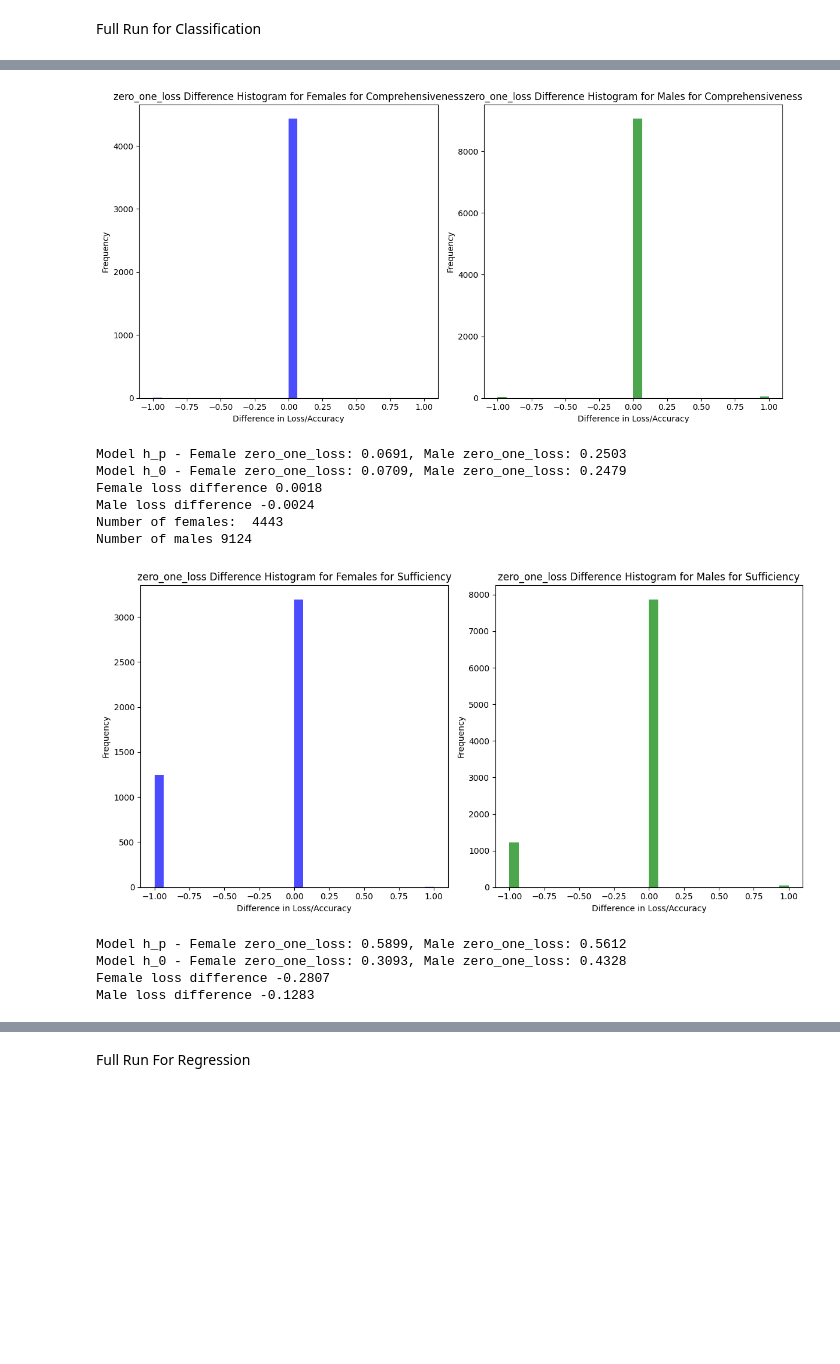
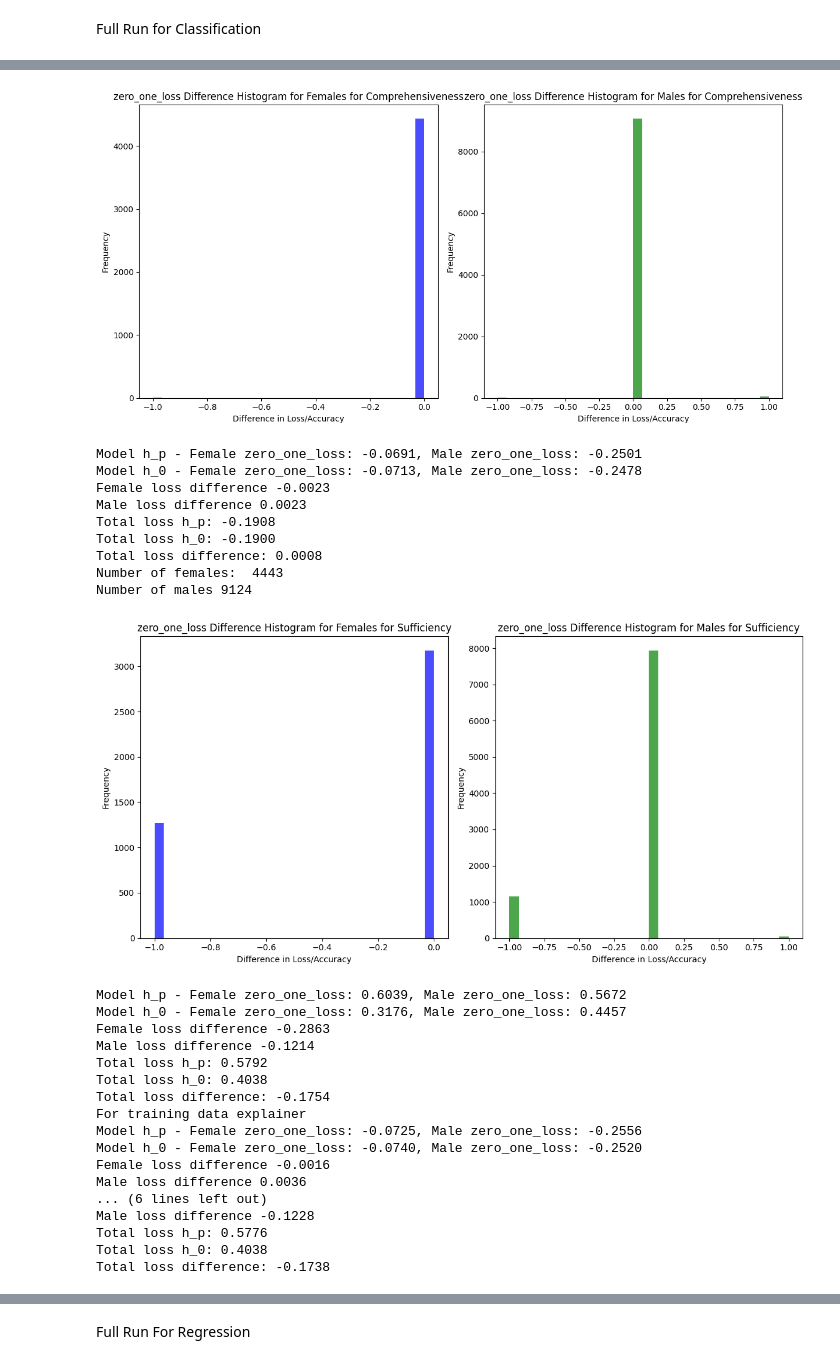
Before and after one commit to geometric-intelligence/proteo, a Jupyter notebook: proteo/toy_examples_fid.ipynb, the cells around one changed output, grey strips where cells are left out. Cells and saved outputs as stored; diff of their text form; code cells hidden in the pictures; blank space fills up the shorter version.

```diff
--- a/proteo/toy_examples_fid.ipynb
+++ b/proteo/toy_examples_fid.ipynb
@@ -237,7 +237,7 @@ def evaluate_model_regression(model, X_train, X_test, y_train, y_test, model_nam
 Find Results per Sex
 # %%
 # Function to filter data based on sex and calculate cost
-def evaluate_model_for_sex(y_preds, y_val, sex_indices, cost_function):
+def evaluate_model_for_sex(y_preds, y_val, sex_indices, cost_function, comprehensiveness=False):
     """
     Evaluate predictions for a specific sex group using a custom cost function (classification or regression).
     """
@@ -246,24 +246,27 @@ def evaluate_model_for_sex(y_preds, y_val, sex_indices, cost_function):
     y_sex_val = y_val[sex_indices]
 
     # Compute the element-wise loss using the custom cost function
+
     individual_losses = np.array([cost_function(true, pred) for true, pred in zip(y_sex_val, y_sex_pred)])
+    if comprehensiveness:
+        individual_losses = -individual_losses
     total_loss = np.mean(individual_losses)
 
     return total_loss, y_sex_pred, y_sex_val
 
-def evaluate_model_by_sex(y_preds, y_val, female_indices, male_indices, cost_function):
+def evaluate_model_by_sex(y_preds, y_val, female_indices, male_indices, cost_function, comprehensiveness=False):
     """
     Evaluate predictions by sex using a custom cost function for classification or regression.
     """
     # Evaluate predictions for female subjects using pre-computed indices
-    female_loss, female_preds, female_true = evaluate_model_for_sex(y_preds, y_val, female_indices, cost_function)
+    female_loss, female_preds, female_true = evaluate_model_for_sex(y_preds, y_val, female_indices, cost_function, comprehensiveness)
 
     # Evaluate predictions for male subjects using pre-computed indices
-    male_loss, male_preds, male_true = evaluate_model_for_sex(y_preds, y_val, male_indices, cost_function)
+    male_loss, male_preds, male_true = evaluate_model_for_sex(y_preds, y_val, male_indices, cost_function, comprehensiveness)
 
     return female_loss, male_loss, (female_preds, female_true), (male_preds, male_true)
 
-def compare_models_by_sex(y_preds_hp, y_preds_h0, X_test_hp, y_val_hp, y_val_h0, cost_function):
+def compare_models_by_sex(y_preds_hp, y_preds_h0, X_test_hp, y_val_hp, y_val_h0, cost_function, comprehensiveness=False):
     """
     Compare two models' predictions by sex using a custom cost function for classification or regression.
     """
@@ -273,25 +276,28 @@ def compare_models_by_sex(y_preds_hp, y_preds_h0, X_test_hp, y_val_hp, y_val_h0,
 
     total_loss_hp = np.mean(np.array([cost_function(true, pred) for true, pred in zip(y_val_hp, y_preds_hp)]))
     total_loss_h0 = np.mean(np.array([cost_function(true, pred) for true, pred in zip(y_val_h0, y_preds_h0)]))
+    if comprehensiveness:
+        total_loss_hp = -total_loss_hp
+        total_loss_h0 = -total_loss_h0
 
     # Evaluate predictions from model 1 (h_p) using the indices from X_test_hp
     female_loss_hp, male_loss_hp, (female_preds_1, female_true_1), (male_preds_1, male_true_1) = evaluate_model_by_sex(
-        y_preds_hp, y_val_hp, female_indices, male_indices, cost_function)
+        y_preds_hp, y_val_hp, female_indices, male_indices, cost_function, comprehensiveness)
 
     # Evaluate predictions from model 2 (h_0) using the same indices applied to X_test_h_0
     female_loss_h0, male_loss_h0, (female_preds_2, female_true_2), (male_preds_2, male_true_2) = evaluate_model_by_sex(
-        y_preds_h0, y_val_h0, female_indices, male_indices, cost_function)
+        y_preds_h0, y_val_h0, female_indices, male_indices, cost_function, comprehensiveness)
 
     # Print results and calculate differences as before
     print(f"Model h_p - Female {cost_function.__name__}: {female_loss_hp:.4f}, Male {cost_function.__name__}: {male_loss_hp:.4f}")
     print(f"Model h_0 - Female {cost_function.__name__}: {female_loss_h0:.4f}, Male {cost_function.__name__}: {male_loss_h0:.4f}")
     male_loss_dif = male_loss_h0 - male_loss_hp
     female_loss_dif = female_loss_h0 - female_loss_hp
+    loss_diff = total_loss_h0 - total_loss_hp
     print(f"Female loss difference {female_loss_dif:.4f}")
     print(f"Male loss difference {male_loss_dif:.4f}")
     print(f"Total loss h_p: {total_loss_hp:.4f}")
     print(f"Total loss h_0: {total_loss_h0:.4f}")
-    loss_diff = total_loss_h0 - total_loss_hp
     print(f"Total loss difference: {loss_diff:.4f}")
 
     return (female_loss_hp, male_loss_hp), (female_loss_h0, male_loss_h0), female_loss_dif, male_loss_dif
@@ -576,6 +585,10 @@ Number of males 9124
 # Step 5: Generate explanations with Integrated Gradients
 attributions_hp, _ = explain_with_ig(model_hp, X_test_hp)
 attributions_h0, _ = explain_with_ig(model_h0, X_test_h0)
+
+# train data
+attributions_hp_train, _ = explain_with_ig(model_hp, X_train_hp)
+attributions_h0_train, _ = explain_with_ig(model_h0, X_train_h0)
 # %% [output]
 Shape of attributions: torch.Size([13567, 104])
 Shape of attributions: torch.Size([13567, 102])
@@ -582,13 +597,23 @@ Shape of attributions: torch.Size([13567, 102])
 # %%
 top_k = 50  # Adjust the number of top features to remove
+print("For test data explainer")
 comprehensiveness_preds_hp = comprehensiveness(model_hp, X_test_hp, attributions_hp, top_k)
 comprehensiveness_preds_h0 = comprehensiveness(model_h0, X_test_h0, attributions_h0, top_k)
 plot_loss_difference_histogram(comprehensiveness_preds_h0, comprehensiveness_preds_hp, X_test_hp, y_preds_h0, y_preds_hp, zero_one_loss, "Comprehensiveness")
-hp_losses, h0_losses, female_loss_dif, male_loss_dif = compare_models_by_sex(comprehensiveness_preds_hp, comprehensiveness_preds_h0, X_test_hp, y_preds_hp, y_preds_h0, zero_one_loss)
+hp_losses, h0_losses, female_loss_dif, male_loss_dif = compare_models_by_sex(comprehensiveness_preds_hp, comprehensiveness_preds_h0, X_test_hp, y_preds_hp, y_preds_h0, zero_one_loss, True)
 
 # Step 6: Calculate sufficiency predictions and plot loss differences using 0-1 loss
 sufficiency_preds_hp = sufficiency(model_hp, X_test_hp, attributions_hp, top_k)
 sufficiency_preds_h0 = sufficiency(model_h0, X_test_h0, attributions_h0, top_k)
 plot_loss_difference_histogram(sufficiency_preds_h0, sufficiency_preds_hp, X_test_hp, y_preds_h0, y_preds_hp, zero_one_loss, "Sufficiency")
 hp_losses, h0_losses, female_loss_dif, male_loss_dif = compare_models_by_sex(sufficiency_preds_hp, sufficiency_preds_h0, X_test_hp, y_preds_hp, y_preds_h0, zero_one_loss)
+
+print("For training data explainer")
+comprehensiveness_preds_hp_train = comprehensiveness(model_hp, X_train_hp, attributions_hp_train, top_k)
+comprehensiveness_preds_h0_train = comprehensiveness(model_h0, X_train_h0, attributions_h0_train, top_k)
+hp_losses_train, h0_losses_train, _, _, = compare_models_by_sex(comprehensiveness_preds_hp_train, comprehensiveness_preds_h0_train, X_train_hp, y_preds_hp_train, y_preds_h0_train, zero_one_loss, True)
+
+sufficiency_preds_hp_train = sufficiency(model_hp, X_train_hp, attributions_hp_train, top_k)
+sufficiency_preds_h0_train = sufficiency(model_h0, X_train_h0, attributions_h0_train, top_k)
+hp_losses_train, h0_losses_train, _, _, = compare_models_by_sex(sufficiency_preds_hp_train, sufficiency_preds_h0_train, X_train_hp, y_preds_hp_train, y_preds_h0_train, zero_one_loss)
 # %% [output]
@@ -595,17 +621,33 @@ hp_losses, h0_losses, female_loss_dif, male_loss_dif = compare_models_by_sex(suf
 Number of females:  4443
 Number of males 9124
-[figure, old version]
+[figure, new version]
-Model h_p - Female zero_one_loss: 0.0691, Male zero_one_loss: 0.2503
-Model h_0 - Female zero_one_loss: 0.0709, Male zero_one_loss: 0.2479
-Female loss difference 0.0018
-Male loss difference -0.0024
+Model h_p - Female zero_one_loss: -0.0691, Male zero_one_loss: -0.2501
+Model h_0 - Female zero_one_loss: -0.0713, Male zero_one_loss: -0.2478
+Female loss difference -0.0023
+Male loss difference 0.0023
+Total loss h_p: -0.1908
+Total loss h_0: -0.1900
+Total loss difference: 0.0008
 Number of females:  4443
 Number of males 9124
-[figure, old version]
+[figure, new version]
-Model h_p - Female zero_one_loss: 0.5899, Male zero_one_loss: 0.5612
-Model h_0 - Female zero_one_loss: 0.3093, Male zero_one_loss: 0.4328
-Female loss difference -0.2807
-Male loss difference -0.1283
+Model h_p - Female zero_one_loss: 0.6039, Male zero_one_loss: 0.5672
+Model h_0 - Female zero_one_loss: 0.3176, Male zero_one_loss: 0.4457
+Female loss difference -0.2863
+Male loss difference -0.1214
+Total loss h_p: 0.5792
+Total loss h_0: 0.4038
+Total loss difference: -0.1754
+For training data explainer
+Model h_p - Female zero_one_loss: -0.0725, Male zero_one_loss: -0.2556
+Model h_0 - Female zero_one_loss: -0.0740, Male zero_one_loss: -0.2520
+Female loss difference -0.0016
+Male loss difference 0.0036
+... (6 lines left out)
+Male loss difference -0.1228
+Total loss h_p: 0.5776
+Total loss h_0: 0.4038
+Total loss difference: -0.1738
 # %%
 ks = [1, 5, 10, 20, 30, 40, 50, 60, 70, 80, 90, 100]
 plot_loss_by_sex_over_ks(model_hp, model_h0, X_test_hp, X_test_h0, y_preds_hp, y_preds_h0, attributions_hp, attributions_h0, zero_one_loss, ks)
```
Also changed, not shown: parts of 13 cells of this notebook.
